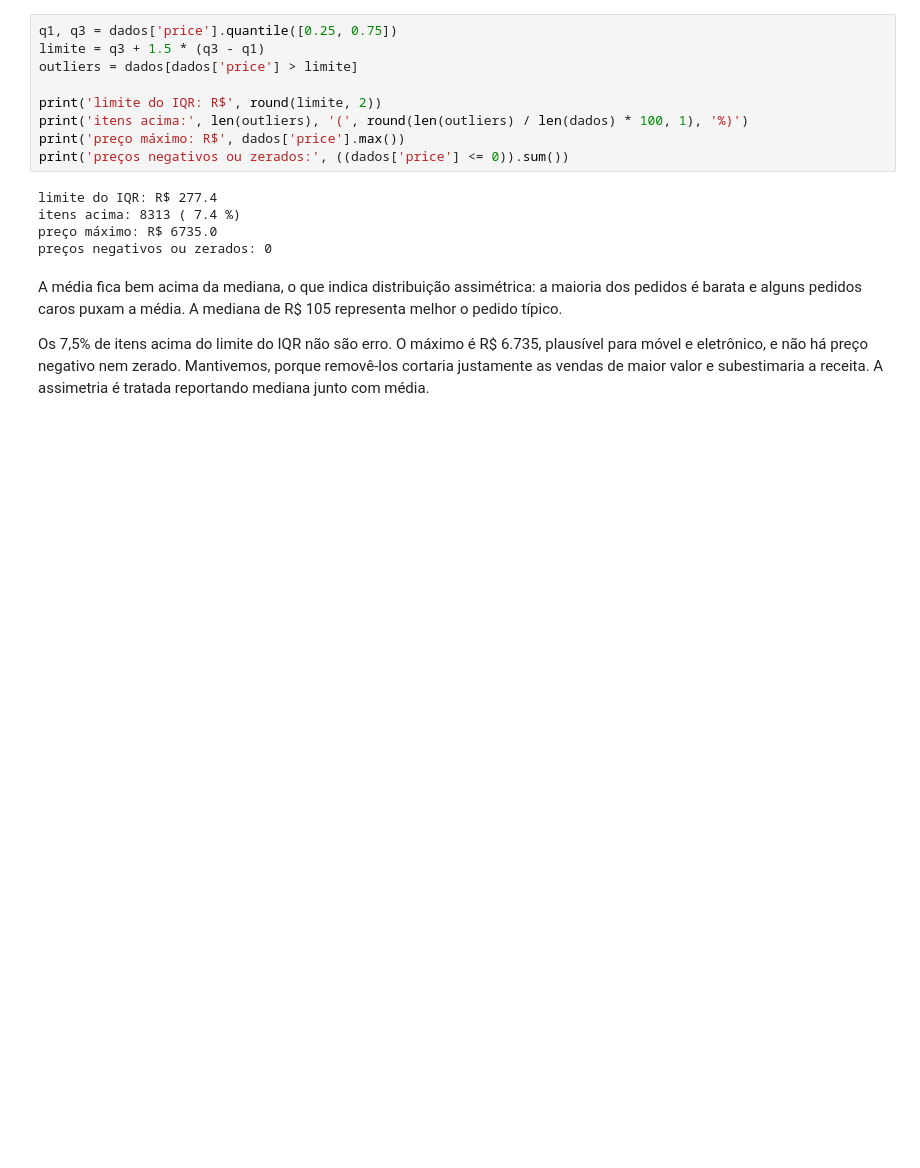
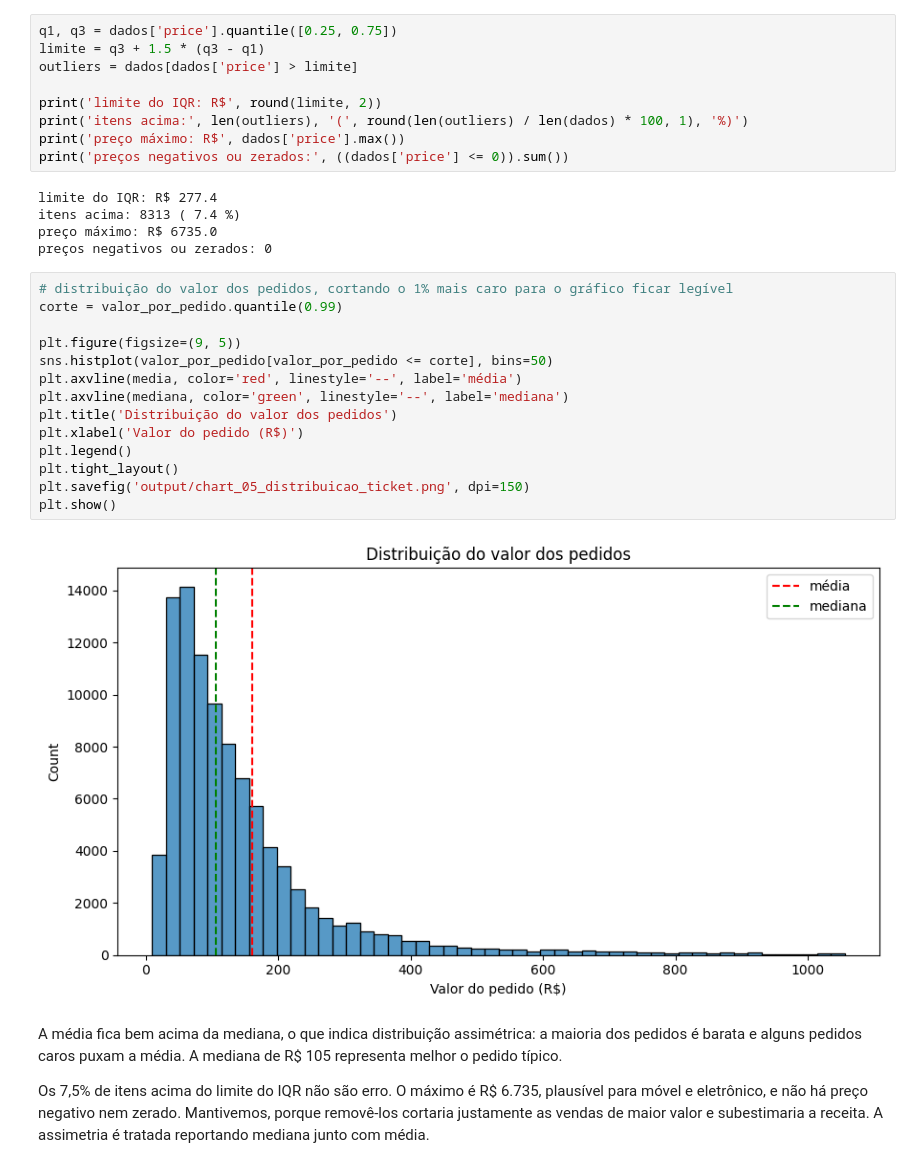
Before and after one commit to evanioac-web/tech-challenge-fase1-olist, a Jupyter notebook: notebooks/02_receita.ipynb, the cells around one changed output. Saved outputs shown, nothing was run; the diff lists cells and outputs as text; blank space fills up the shorter version.

```diff
--- a/notebooks/02_receita.ipynb
+++ b/notebooks/02_receita.ipynb
@@ -132,6 +132,22 @@ limite do IQR: R$ 277.4
 itens acima: 8313 ( 7.4 %)
 preço máximo: R$ 6735.0
 preços negativos ou zerados: 0
+# %%
+# distribuição do valor dos pedidos, cortando o 1% mais caro para o gráfico ficar legível
+corte = valor_por_pedido.quantile(0.99)
+
+plt.figure(figsize=(9, 5))
+sns.histplot(valor_por_pedido[valor_por_pedido <= corte], bins=50)
+plt.axvline(media, color='red', linestyle='--', label='média')
+plt.axvline(mediana, color='green', linestyle='--', label='mediana')
+plt.title('Distribuição do valor dos pedidos')
+plt.xlabel('Valor do pedido (R$)')
+plt.legend()
+plt.tight_layout()
+plt.savefig('output/chart_05_distribuicao_ticket.png', dpi=150)
+plt.show()
+# %% [output]
+[figure, added]
 # %% [markdown]
 A média fica bem acima da mediana, o que indica distribuição assimétrica: a maioria dos pedidos é barata
 e alguns pedidos caros puxam a média. A mediana de R$ 105 representa melhor o pedido típico.
```
Also changed, not shown: parts of 5 cells of this notebook, 2 other files.
